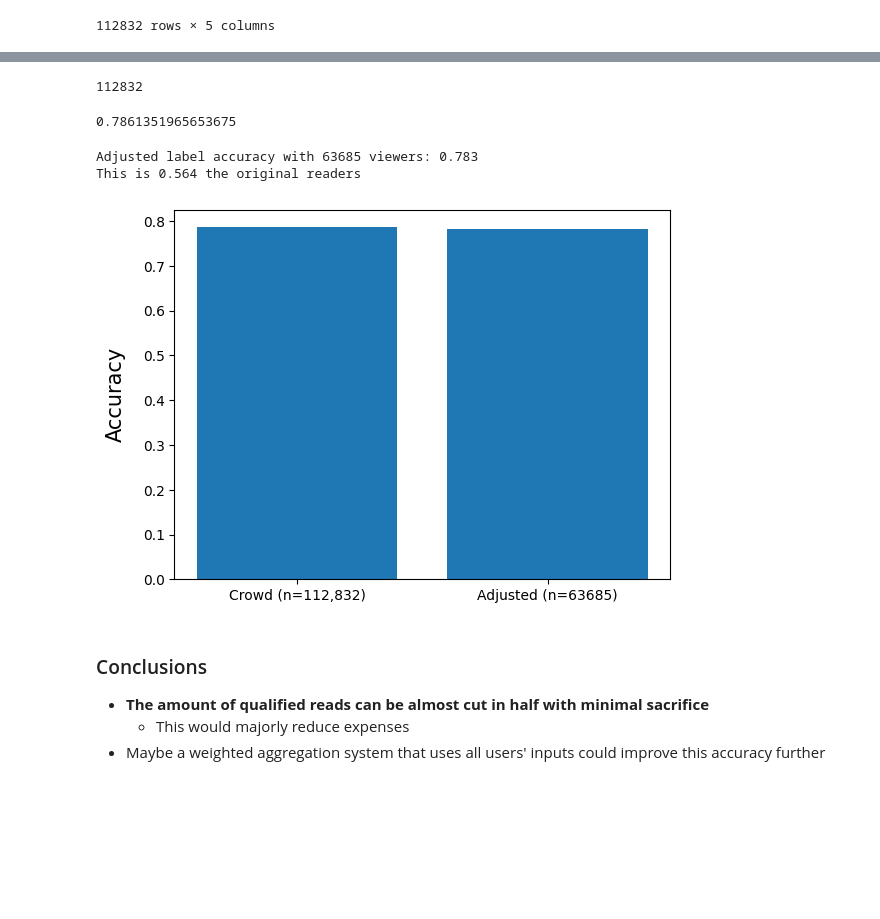
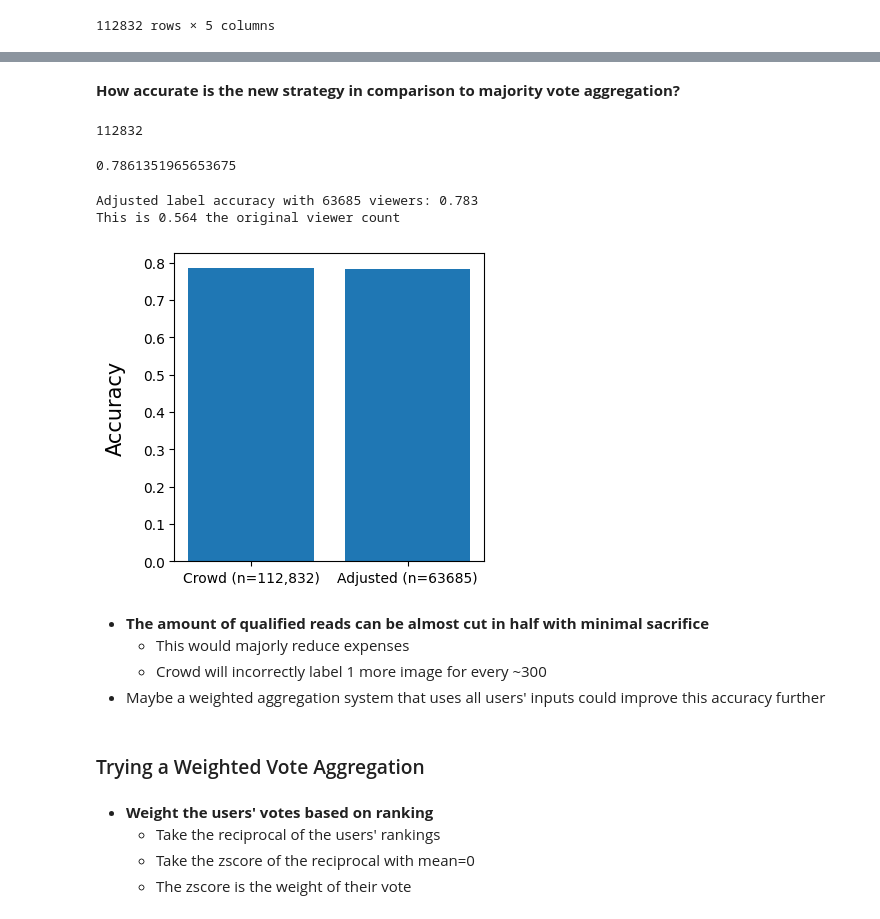
Before and after one commit to Pschnizer/OpenAvenues, a Jupyter notebook: Work.ipynb, the cells around one changed output, grey strips where cells are left out. Cells and saved outputs as stored; diff of their text form; code cells hidden in the pictures; blank space fills up the shorter version.

```diff
--- a/Work.ipynb
+++ b/Work.ipynb
@@ -434,7 +445,7 @@ indices = isolated.index.unique()
 isolated['ranking'] = ''
 for idx in indices:
     try:
-        if type(isolated.loc[idx]) == pd.core.frame.DataFrame:
+        if len(isolated.loc[[idx]]) > 1:
             for i in range(len(isolated.loc[idx])):
                 isolated.loc[idx, 'ranking'].iloc[i] = best_users.index(isolated.loc[idx, 'user_id'].iloc[i]) + 1
         else:
@@ -465,7 +493,7 @@ iso_clean
 filtered['Adjusted Label'] = '?'
 total_viewers = 0
 for prob_id in iso_clean.index.unique():
-    if type(iso_clean.loc[prob_id]) == pd.core.frame.DataFrame:
+    if len(iso_clean.loc[[prob_id]]) > 1:
         yes_votes = 0
         for i in range(len(iso_clean.loc[prob_id])//2):
             yes_votes += iso_clean.loc[prob_id,'chosen_answer'].iloc[i] == "['yes']"
@@ -503,6 +524,8 @@ filtered
 original = reduced[reduced['Labeling State'] == 'Gold Standard']
 original = original[original['Qualified Reads'] > 0]
 #original
+# %% [markdown]
+**How accurate is the new strategy in comparison to majority vote aggregation?**
 # %%
 print(sum(filtered['Qualified Reads']))
 full_crowd = sum(filtered['Qualified Reads'])
@@ -515,19 +538,26 @@ crowd
 #print(total_viewers)
 adjusted = sum(filtered['Adjusted Label'] == filtered['Correct Label'])/len(filtered)
 print(f'Adjusted label accuracy with {total_viewers} viewers: {round(adjusted, 3)}')
-print(f'This is {round(total_viewers/full_crowd,3)} the original readers')
+print(f'This is {round(total_viewers/full_crowd,3)} the original viewer count')
 # %% [output]
 Adjusted label accuracy with 63685 viewers: 0.783
-This is 0.564 the original readers
+This is 0.564 the original viewer count
 # %%
+plt.figure(figsize=(4,4))
 plt.bar(['Crowd (n=112,832)',f'Adjusted (n={total_viewers})'],[crowd, adjusted])
 plt.ylabel('Accuracy',fontsize=15,labelpad=12)
 plt.show()
 # %% [output]
-[figure, old version]
+[figure, new version]
 # %% [markdown]
-### Conclusions
-
 - **The amount of qualified reads can be almost cut in half with minimal sacrifice**
     - This would majorly reduce expenses
+    - Crowd will incorrectly label 1 more image for every ~300
 - Maybe a weighted aggregation system that uses all users' inputs could improve this accuracy further
+# %% [markdown]
+### Trying a Weighted Vote Aggregation
+# %% [markdown]
+- **Weight the users' votes based on ranking**
+    - Take the reciprocal of the users' rankings
+    - Take the zscore of the reciprocal with mean=0
+    - The zscore is the weight of their vote
```
Also changed, not shown: parts of 16 cells of this notebook.
